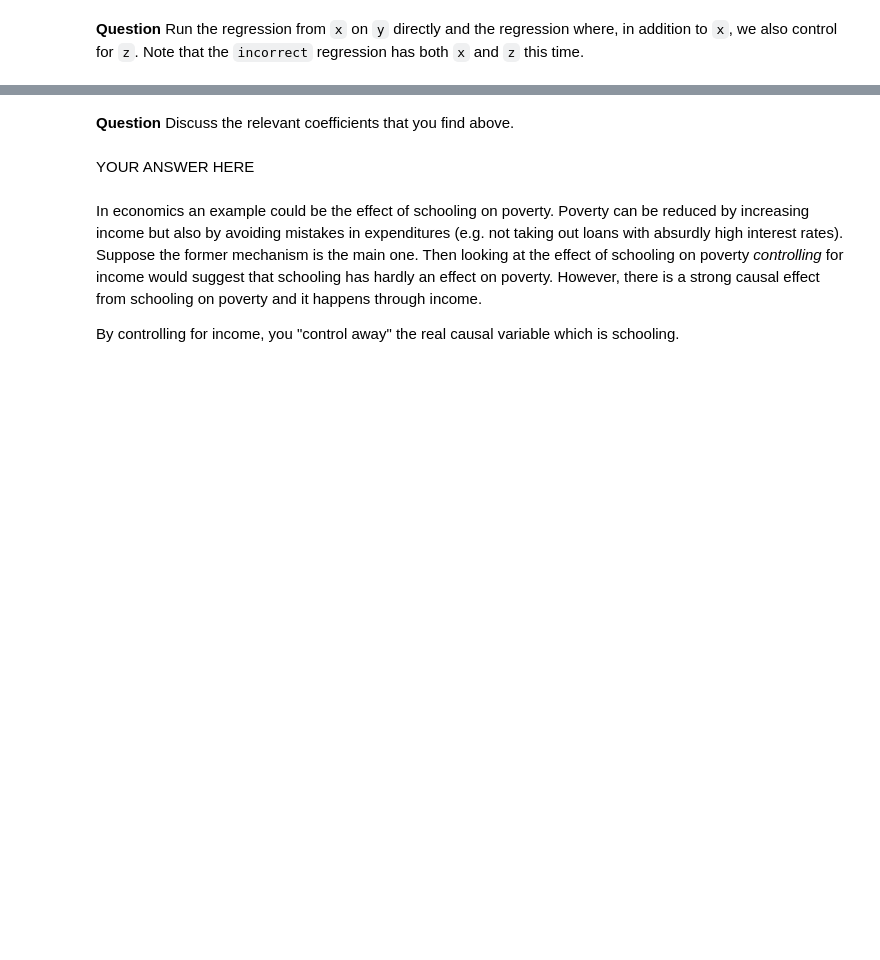
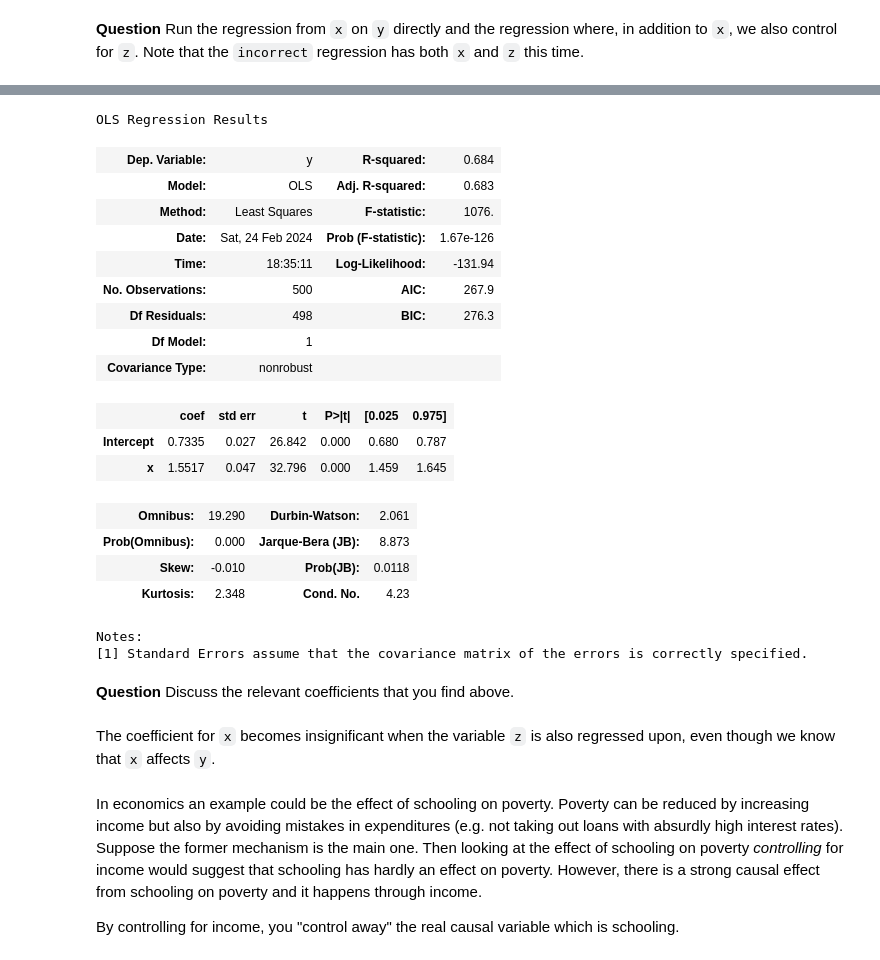
Before and after one commit to cejkiebo/msc_datascience, a Jupyter notebook: Statistical_Hacking.ipynb, the cells around one changed output, grey strips where cells are left out. Drawn from its saved outputs; the diff is of its cells as text; code cells hidden in the pictures; blank space fills up the shorter version.

```diff
--- a/Statistical_Hacking.ipynb
+++ b/Statistical_Hacking.ipynb
@@ -659,7 +691,34 @@ raise NotImplementedError()
+# %%
+# YOUR CODE HERE
+reg_pipe_correct = smf.ols(
+    "y~x",
+    data = df_pipe
+).fit()
+reg_pipe_correct.summary()
+# %% [output]
+OLS Regression Results
+| Dep. Variable: | y | R-squared: | 0.684 |
+| Model: | OLS | Adj. R-squared: | 0.683 |
+| Method: | Least Squares | F-statistic: | 1076. |
+| Date: | Sat, 24 Feb 2024 | Prob (F-statistic): | 1.67e-126 |
+| Time: | 18:35:11 | Log-Likelihood: | -131.94 |
+| No. Observations: | 500 | AIC: | 267.9 |
+| Df Residuals: | 498 | BIC: | 276.3 |
+| Df Model: | 1 |  |  |
+| Covariance Type: | nonrobust |  |  |
+|  | coef | std err | t | P>|t| | [0.025 | 0.975] |
+| Intercept | 0.7335 | 0.027 | 26.842 | 0.000 | 0.680 | 0.787 |
+| x | 1.5517 | 0.047 | 32.796 | 0.000 | 1.459 | 1.645 |
+| Omnibus: | 19.290 | Durbin-Watson: | 2.061 |
+| Prob(Omnibus): | 0.000 | Jarque-Bera (JB): | 8.873 |
+| Skew: | -0.010 | Prob(JB): | 0.0118 |
+| Kurtosis: | 2.348 | Cond. No. | 4.23 |
+Notes:
+[1] Standard Errors assume that the covariance matrix of the errors is correctly specified.
 # %% [markdown]
 **Question** Discuss the relevant coefficients that you find above.
-# %% [markdown]
-YOUR ANSWER HERE
+# %% [markdown]
+The coefficient for `x` becomes insignificant when the variable `z` is also regressed upon, even though we know that `x` affects `y`.
 # %% [markdown]
 In economics an example could be the effect of schooling on poverty. Poverty can be reduced by increasing income but also by avoiding mistakes in expenditures (e.g. not taking out loans with absurdly high interest rates). Suppose the former mechanism is the main one. Then looking at the effect of schooling on poverty *controlling* for income would suggest that schooling has hardly an effect on poverty. However, there is a strong causal effect from schooling on poverty and it happens through income.
 
```
Also changed, not shown: parts of 5 cells of this notebook.
